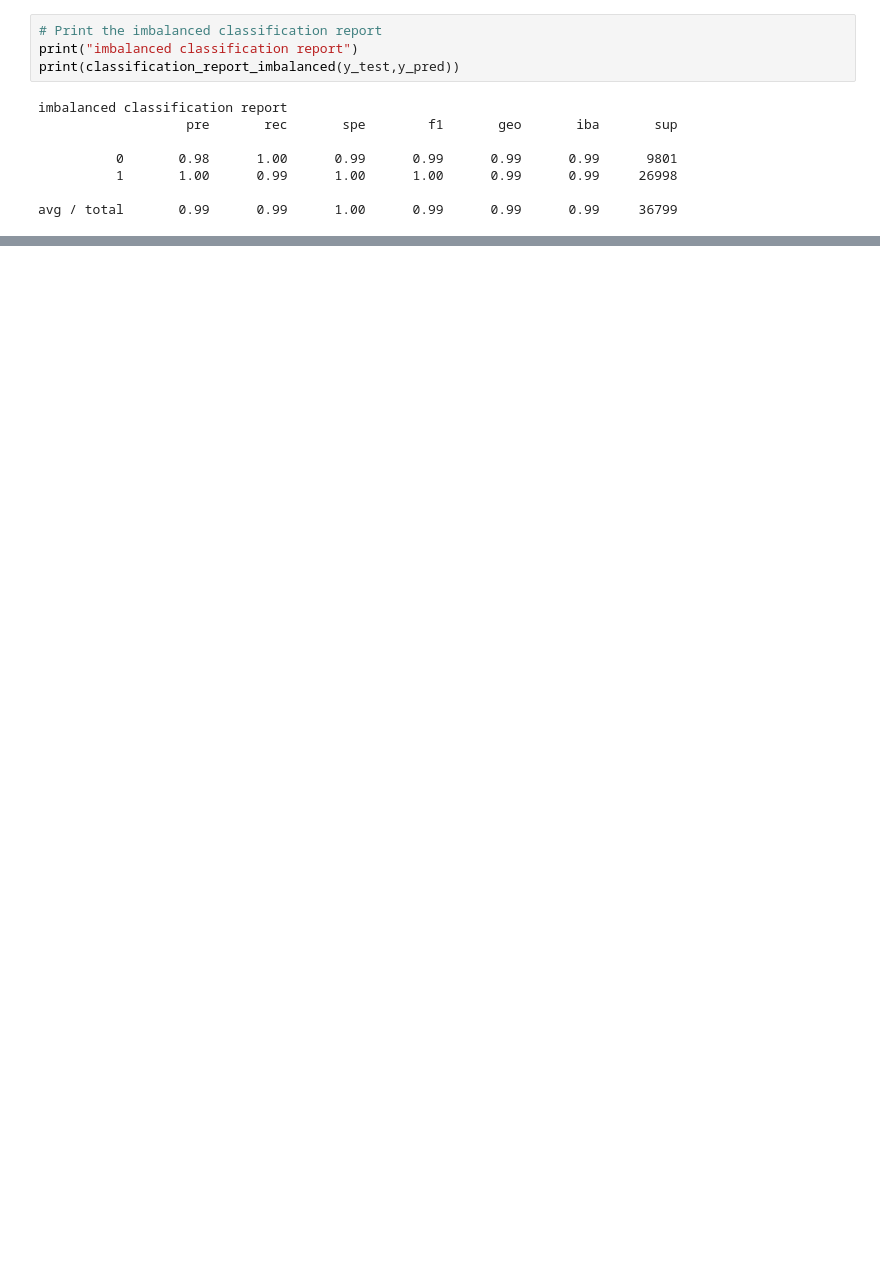
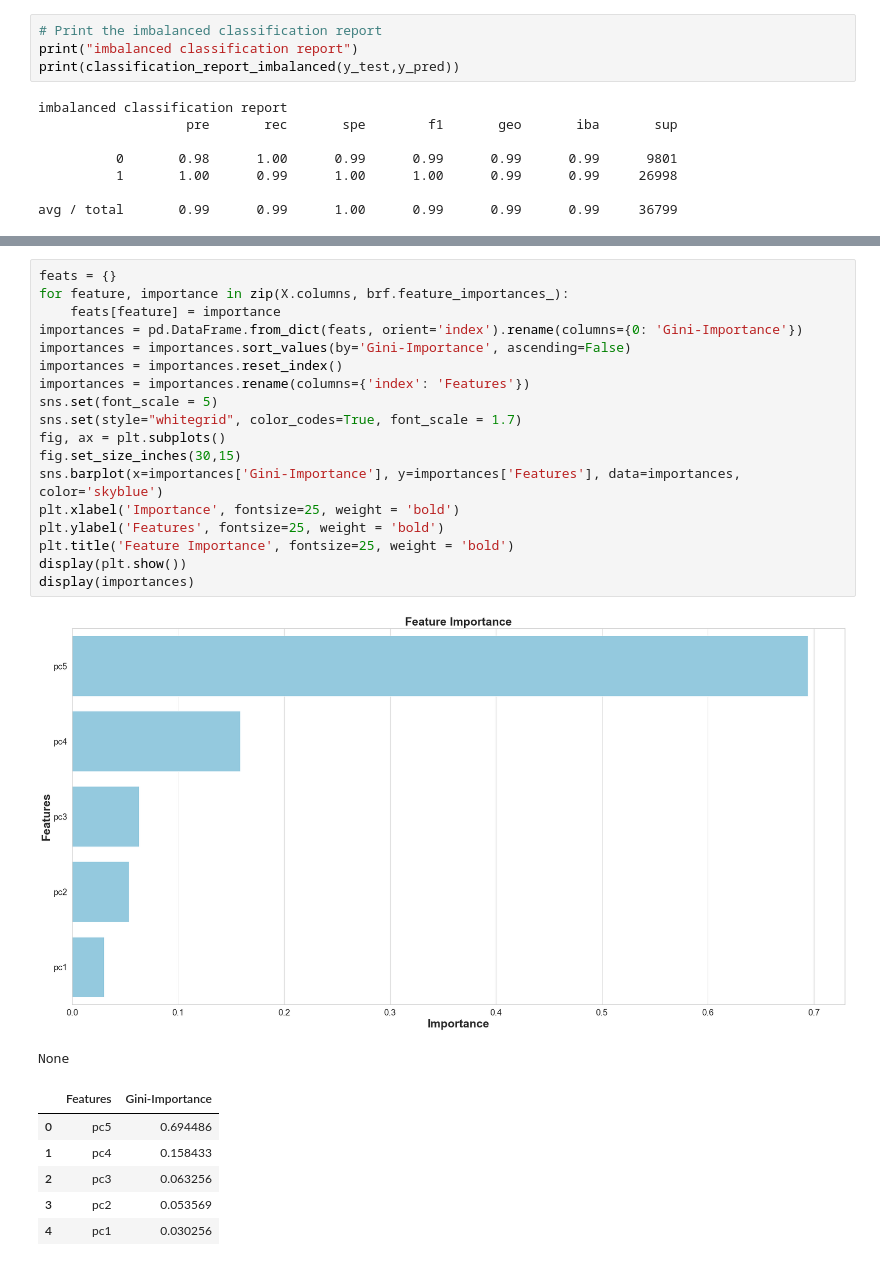
Before and after one commit to noops/group-project-4, a Jupyter notebook: Notebooks/random_forest_model.ipynb, the cells around one changed output, grey strips where cells are left out. Drawn from its saved outputs; the diff is of its cells as text; blank space fills up the shorter version.

```diff
--- a/Notebooks/random_forest_model.ipynb
+++ b/Notebooks/random_forest_model.ipynb
@@ -206,0 +224,27 @@ avg / total       0.99      0.99      1.00      0.99      0.99      0.99     367
+# %%
+feats = {}
+for feature, importance in zip(X.columns, brf.feature_importances_):
+    feats[feature] = importance
+importances = pd.DataFrame.from_dict(feats, orient='index').rename(columns={0: 'Gini-Importance'})
+importances = importances.sort_values(by='Gini-Importance', ascending=False)
+importances = importances.reset_index()
+importances = importances.rename(columns={'index': 'Features'})
+sns.set(font_scale = 5)
+sns.set(style="whitegrid", color_codes=True, font_scale = 1.7)
+fig, ax = plt.subplots()
+fig.set_size_inches(30,15)
+sns.barplot(x=importances['Gini-Importance'], y=importances['Features'], data=importances, color='skyblue')
+plt.xlabel('Importance', fontsize=25, weight = 'bold')
+plt.ylabel('Features', fontsize=25, weight = 'bold')
+plt.title('Feature Importance', fontsize=25, weight = 'bold')
+display(plt.show())
+display(importances)
+# %% [output]
+[figure, added]
+None
+|  | Features | Gini-Importance |
+| 0 | pc5 | 0.694486 |
+| 1 | pc4 | 0.158433 |
+| 2 | pc3 | 0.063256 |
+| 3 | pc2 | 0.053569 |
+| 4 | pc1 | 0.030256 |
```
Also changed, not shown: parts of 7 cells of this notebook, 3 other files.
